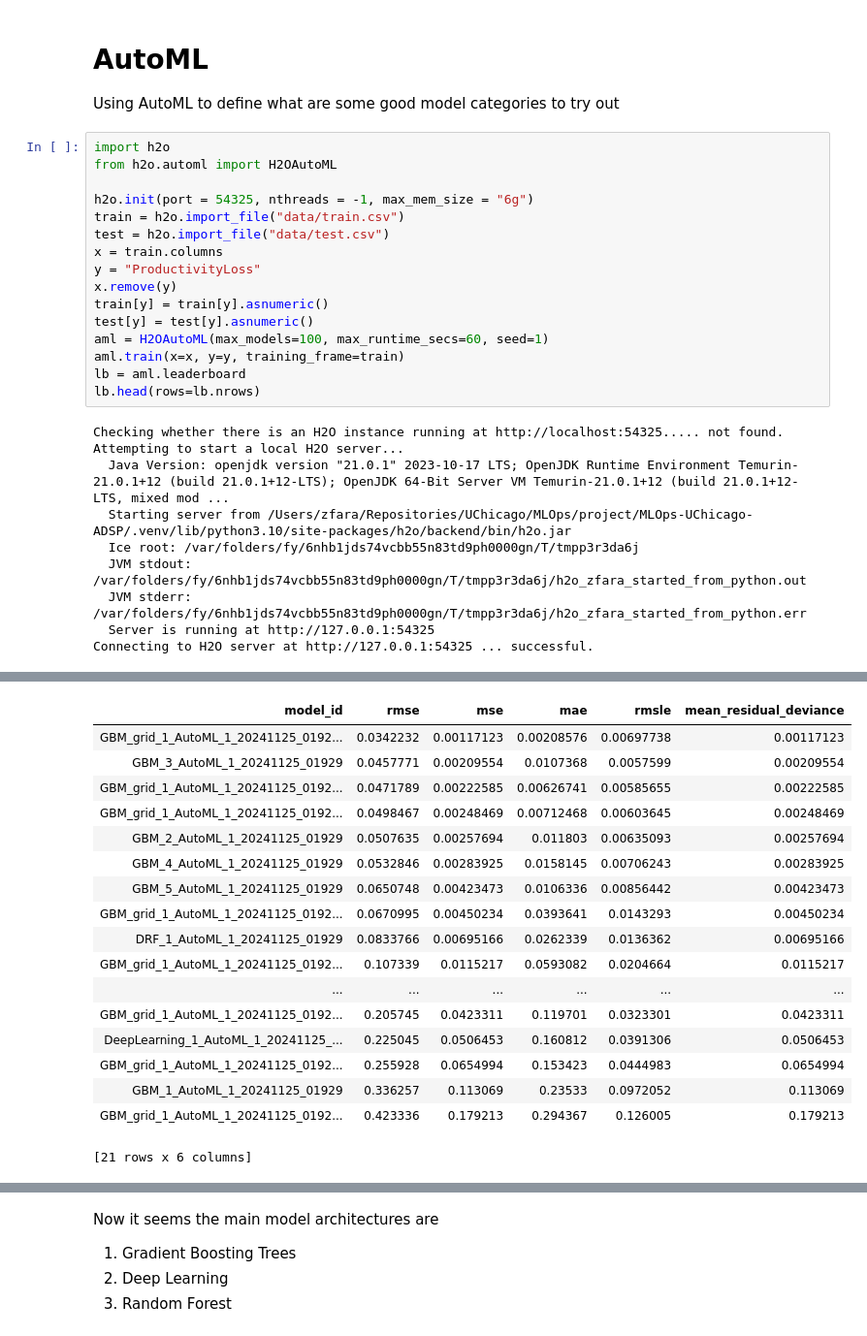
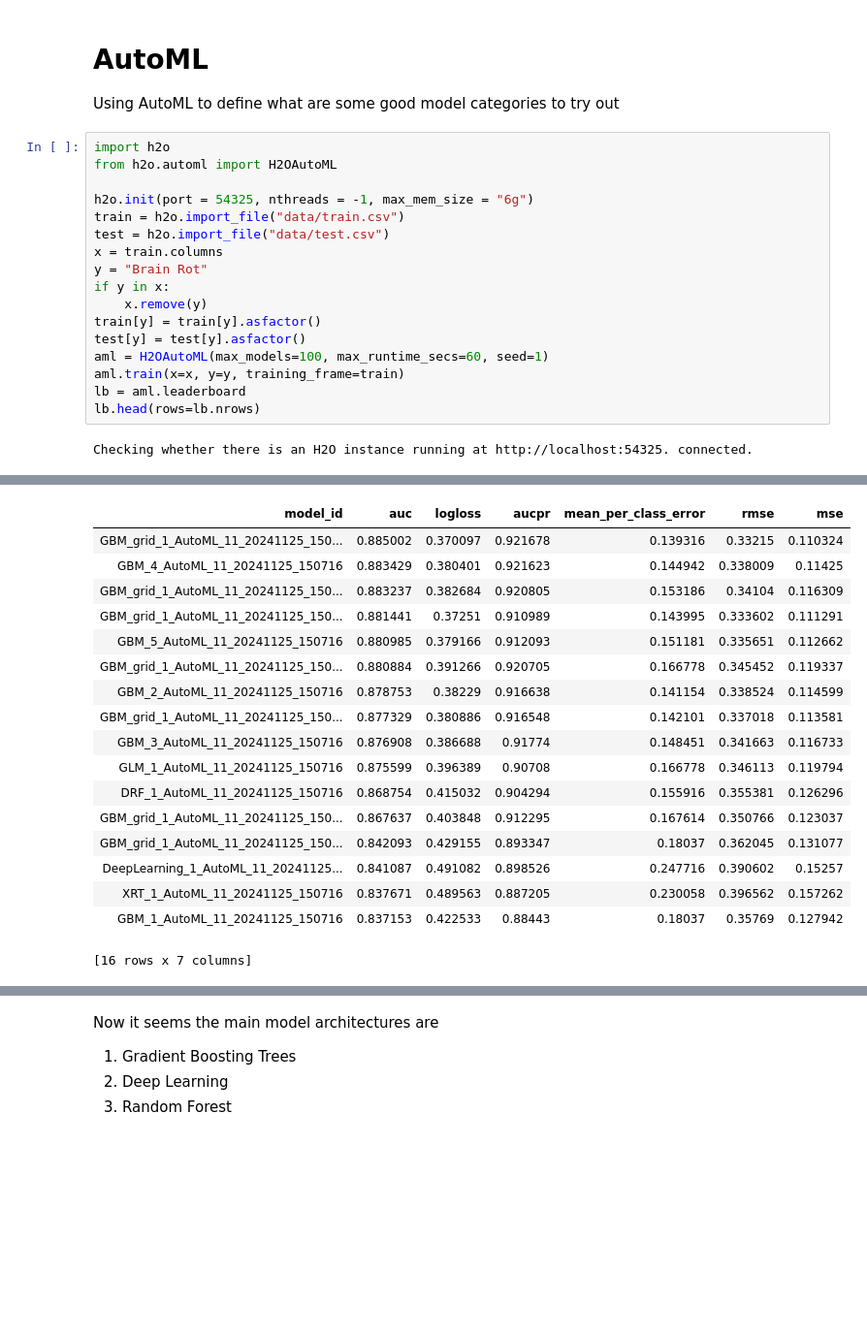
Before and after one commit to ZachFara/MLOps-UChicago-ADSP, a Jupyter notebook: Project.ipynb, the cells around one changed output, grey strips where cells are left out. Shown at 97% size. Drawn from its saved outputs; the diff is of its cells as text; blank space fills up the shorter version.

Commit message:
Added tons of stuff to Project.ipynb

```diff
--- a/Project.ipynb
+++ b/Project.ipynb
@@ -122,21 +140,14 @@ h2o.init(port = 54325, nthreads = -1, max_mem_size = "6g")
 train = h2o.import_file("data/train.csv")
 test = h2o.import_file("data/test.csv")
 x = train.columns
-y = "ProductivityLoss"
-x.remove(y)
-train[y] = train[y].asnumeric()
-test[y] = test[y].asnumeric()
+y = "Brain Rot"
+if y in x:
+    x.remove(y)
+train[y] = train[y].asfactor()
+test[y] = test[y].asfactor()
 aml = H2OAutoML(max_models=100, max_runtime_secs=60, seed=1)
 aml.train(x=x, y=y, training_frame=train)
 lb = aml.leaderboard
 lb.head(rows=lb.nrows)
 # %% [output]
-Checking whether there is an H2O instance running at http://localhost:54325..... not found.
-Attempting to start a local H2O server...
-  Java Version: openjdk version "21.0.1" 2023-10-17 LTS; OpenJDK Runtime Environment Temurin-21.0.1+12 (build 21.0.1+12-LTS); OpenJDK 64-Bit Server VM Temurin-21.0.1+12 (build 21.0.1+12-LTS, mixed mod ...
-  Starting server from /Users/zfara/Repositories/UChicago/MLOps/project/MLOps-UChicago-ADSP/.venv/lib/python3.10/site-packages/h2o/backend/bin/h2o.jar
-  Ice root: /var/folders/fy/6nhb1jds74vcbb55n83td9ph0000gn/T/tmpp3r3da6j
-  JVM stdout: /var/folders/fy/6nhb1jds74vcbb55n83td9ph0000gn/T/tmpp3r3da6j/h2o_zfara_started_from_python.out
-  JVM stderr: /var/folders/fy/6nhb1jds74vcbb55n83td9ph0000gn/T/tmpp3r3da6j/h2o_zfara_started_from_python.err
-  Server is running at http://127.0.0.1:54325
-Connecting to H2O server at http://127.0.0.1:54325 ... successful.
+Checking whether there is an H2O instance running at http://localhost:54325. connected.
@@ -162,23 +173,23 @@ AutoML progress: |
 
 ███████████████████████████████████████████████████████████████| (done) 100%
-| model_id | rmse | mse | mae | rmsle | mean_residual_deviance |
-| GBM_grid_1_AutoML_1_20241125_0192... | 0.0342232 | 0.00117123 | 0.00208576 | 0.00697738 | 0.00117123 |
-| GBM_3_AutoML_1_20241125_01929 | 0.0457771 | 0.00209554 | 0.0107368 | 0.0057599 | 0.00209554 |
-| GBM_grid_1_AutoML_1_20241125_0192... | 0.0471789 | 0.00222585 | 0.00626741 | 0.00585655 | 0.00222585 |
-| GBM_grid_1_AutoML_1_20241125_0192... | 0.0498467 | 0.00248469 | 0.00712468 | 0.00603645 | 0.00248469 |
-| GBM_2_AutoML_1_20241125_01929 | 0.0507635 | 0.00257694 | 0.011803 | 0.00635093 | 0.00257694 |
-| GBM_4_AutoML_1_20241125_01929 | 0.0532846 | 0.00283925 | 0.0158145 | 0.00706243 | 0.00283925 |
-| GBM_5_AutoML_1_20241125_01929 | 0.0650748 | 0.00423473 | 0.0106336 | 0.00856442 | 0.00423473 |
-| GBM_grid_1_AutoML_1_20241125_0192... | 0.0670995 | 0.00450234 | 0.0393641 | 0.0143293 | 0.00450234 |
-| DRF_1_AutoML_1_20241125_01929 | 0.0833766 | 0.00695166 | 0.0262339 | 0.0136362 | 0.00695166 |
-| GBM_grid_1_AutoML_1_20241125_0192... | 0.107339 | 0.0115217 | 0.0593082 | 0.0204664 | 0.0115217 |
-| ... | ... | ... | ... | ... | ... |
-| GBM_grid_1_AutoML_1_20241125_0192... | 0.205745 | 0.0423311 | 0.119701 | 0.0323301 | 0.0423311 |
-| DeepLearning_1_AutoML_1_20241125_... | 0.225045 | 0.0506453 | 0.160812 | 0.0391306 | 0.0506453 |
-| GBM_grid_1_AutoML_1_20241125_0192... | 0.255928 | 0.0654994 | 0.153423 | 0.0444983 | 0.0654994 |
-| GBM_1_AutoML_1_20241125_01929 | 0.336257 | 0.113069 | 0.23533 | 0.0972052 | 0.113069 |
-| GBM_grid_1_AutoML_1_20241125_0192... | 0.423336 | 0.179213 | 0.294367 | 0.126005 | 0.179213 |
+| model_id | auc | logloss | aucpr | mean_per_class_error | rmse | mse |
+| GBM_grid_1_AutoML_11_20241125_150... | 0.885002 | 0.370097 | 0.921678 | 0.139316 | 0.33215 | 0.110324 |
+| GBM_4_AutoML_11_20241125_150716 | 0.883429 | 0.380401 | 0.921623 | 0.144942 | 0.338009 | 0.11425 |
+| GBM_grid_1_AutoML_11_20241125_150... | 0.883237 | 0.382684 | 0.920805 | 0.153186 | 0.34104 | 0.116309 |
+| GBM_grid_1_AutoML_11_20241125_150... | 0.881441 | 0.37251 | 0.910989 | 0.143995 | 0.333602 | 0.111291 |
+| GBM_5_AutoML_11_20241125_150716 | 0.880985 | 0.379166 | 0.912093 | 0.151181 | 0.335651 | 0.112662 |
+| GBM_grid_1_AutoML_11_20241125_150... | 0.880884 | 0.391266 | 0.920705 | 0.166778 | 0.345452 | 0.119337 |
+| GBM_2_AutoML_11_20241125_150716 | 0.878753 | 0.38229 | 0.916638 | 0.141154 | 0.338524 | 0.114599 |
+| GBM_grid_1_AutoML_11_20241125_150... | 0.877329 | 0.380886 | 0.916548 | 0.142101 | 0.337018 | 0.113581 |
+| GBM_3_AutoML_11_20241125_150716 | 0.876908 | 0.386688 | 0.91774 | 0.148451 | 0.341663 | 0.116733 |
+| GLM_1_AutoML_11_20241125_150716 | 0.875599 | 0.396389 | 0.90708 | 0.166778 | 0.346113 | 0.119794 |
+| DRF_1_AutoML_11_20241125_150716 | 0.868754 | 0.415032 | 0.904294 | 0.155916 | 0.355381 | 0.126296 |
+| GBM_grid_1_AutoML_11_20241125_150... | 0.867637 | 0.403848 | 0.912295 | 0.167614 | 0.350766 | 0.123037 |
+| GBM_grid_1_AutoML_11_20241125_150... | 0.842093 | 0.429155 | 0.893347 | 0.18037 | 0.362045 | 0.131077 |
+| DeepLearning_1_AutoML_11_20241125... | 0.841087 | 0.491082 | 0.898526 | 0.247716 | 0.390602 | 0.15257 |
+| XRT_1_AutoML_11_20241125_150716 | 0.837671 | 0.489563 | 0.887205 | 0.230058 | 0.396562 | 0.157262 |
+| GBM_1_AutoML_11_20241125_150716 | 0.837153 | 0.422533 | 0.88443 | 0.18037 | 0.35769 | 0.127942 |
-[21 rows x 6 columns]
+[16 rows x 7 columns]
 # %%
 # Display the top 5 models from the H2O AutoML leaderboard
 lb.head(rows=25)
```
Also changed, not shown: parts of 10 cells of this notebook.
